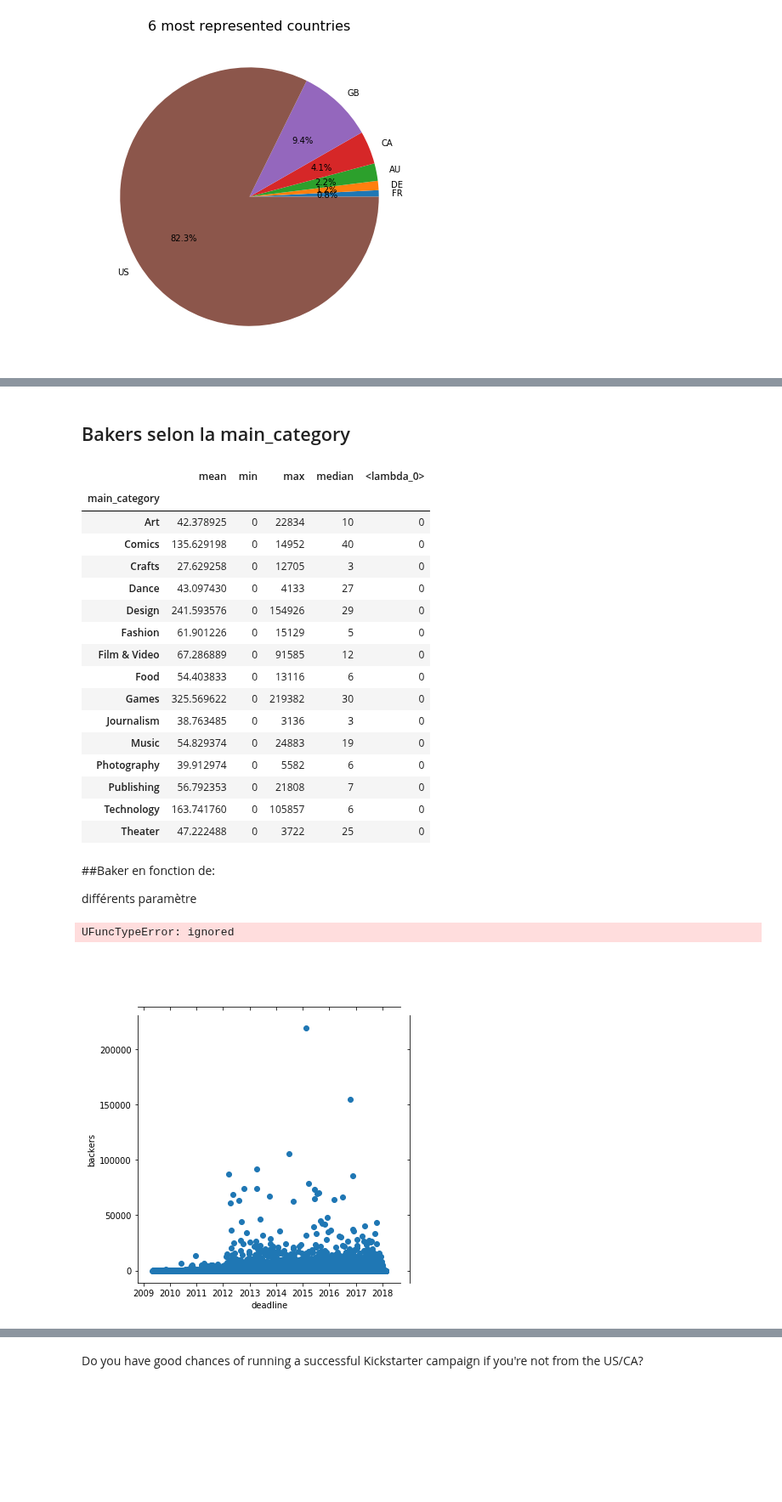
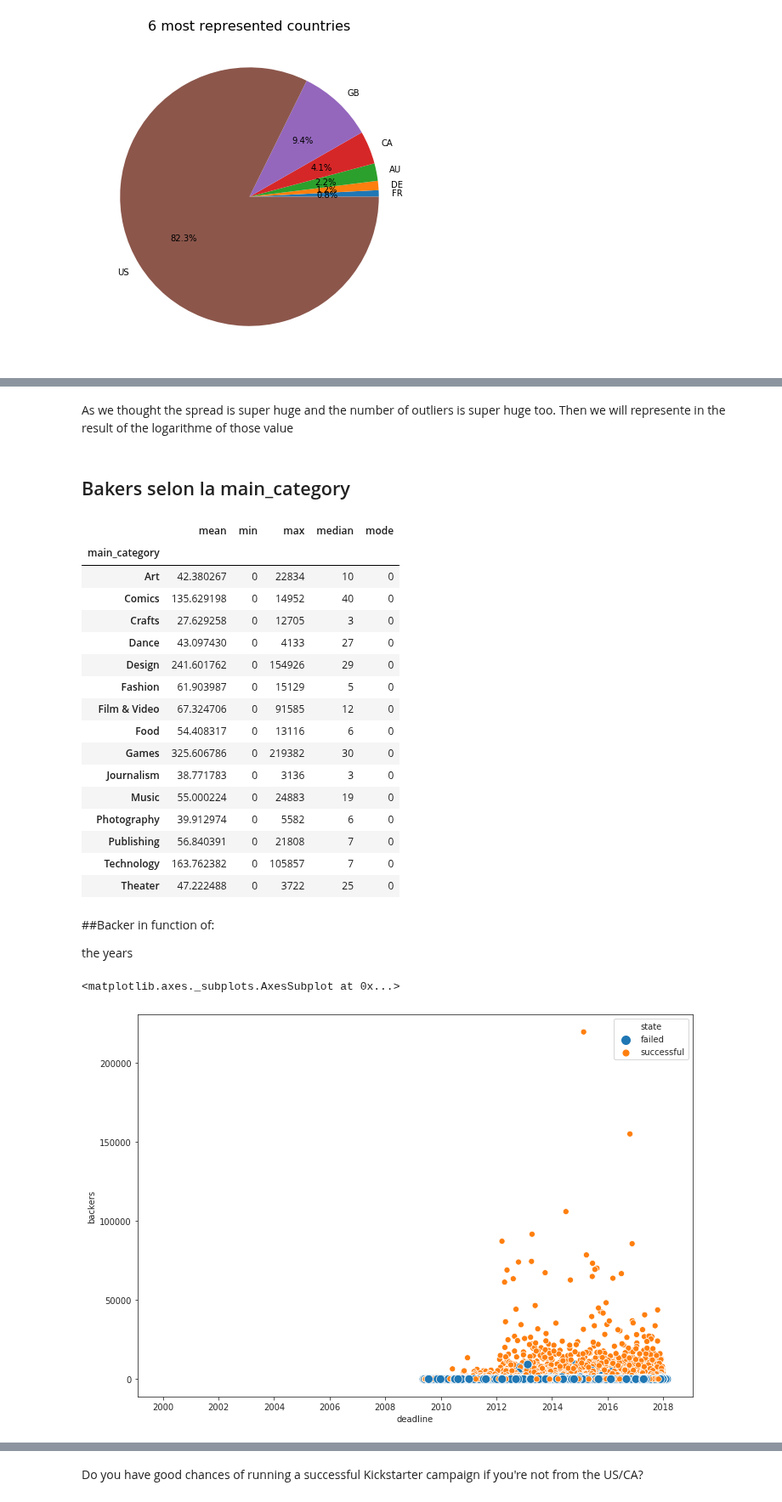
Before and after one commit to tbacha/DMML2019_Team_Apple, a Jupyter notebook: code/Kickstarter_notebook_Team_Apple.ipynb, the cells around one changed output, grey strips where cells are left out. Shown at 85% size. Drawn from its saved outputs; the diff is of its cells as text; code cells hidden in the pictures; blank space fills up the shorter version.

```diff
--- a/code/Kickstarter_notebook_Team_Apple.ipynb
+++ b/code/Kickstarter_notebook_Team_Apple.ipynb
@@ -247,33 +254,38 @@ df1_statut_complet
+# %% [markdown]
+As we thought the spread is super huge and the number of outliers is super huge too. Then we will represente in the result of the logarithme of those value
 # %% [markdown]
 ## Bakers selon la main_category
 # %%
-df1_type_complet = df1.groupby(['main_category'])['backers'].agg(['mean','min','max','median',lambda x: x.mode()[0]])
-df1_type_complet
+df.groupby(['main_category'])['backers'].agg(['mean','min','max','median', ('mode',lambda x: x.mode()[0])])
 # %% [output]
-|  | mean | min | max | median | <lambda_0> |
+|  | mean | min | max | median | mode |
 | main_category |  |  |  |  |  |
-| Art | 42.378925 | 0 | 22834 | 10 | 0 |
+| Art | 42.380267 | 0 | 22834 | 10 | 0 |
 | Comics | 135.629198 | 0 | 14952 | 40 | 0 |
 | Crafts | 27.629258 | 0 | 12705 | 3 | 0 |
 | Dance | 43.097430 | 0 | 4133 | 27 | 0 |
-| Design | 241.593576 | 0 | 154926 | 29 | 0 |
-| Fashion | 61.901226 | 0 | 15129 | 5 | 0 |
-| Film & Video | 67.286889 | 0 | 91585 | 12 | 0 |
-| Food | 54.403833 | 0 | 13116 | 6 | 0 |
-| Games | 325.569622 | 0 | 219382 | 30 | 0 |
-| Journalism | 38.763485 | 0 | 3136 | 3 | 0 |
-| Music | 54.829374 | 0 | 24883 | 19 | 0 |
+| Design | 241.601762 | 0 | 154926 | 29 | 0 |
+| Fashion | 61.903987 | 0 | 15129 | 5 | 0 |
+| Film & Video | 67.324706 | 0 | 91585 | 12 | 0 |
+| Food | 54.408317 | 0 | 13116 | 6 | 0 |
+| Games | 325.606786 | 0 | 219382 | 30 | 0 |
+| Journalism | 38.771783 | 0 | 3136 | 3 | 0 |
+| Music | 55.000224 | 0 | 24883 | 19 | 0 |
 | Photography | 39.912974 | 0 | 5582 | 6 | 0 |
-| Publishing | 56.792353 | 0 | 21808 | 7 | 0 |
-| Technology | 163.741760 | 0 | 105857 | 6 | 0 |
+| Publishing | 56.840391 | 0 | 21808 | 7 | 0 |
+| Technology | 163.762382 | 0 | 105857 | 7 | 0 |
 | Theater | 47.222488 | 0 | 3722 | 25 | 0 |
-# %% [markdown]
-##Baker en fonction de:
-
-différents paramètre
+# %% [markdown]
+##Backer in function of:
+
+the years
 # %%
 #dfdate =df1[df1["deadline"]>"2005-10-09"]
-sns.jointplot(x="deadline", y="backers", data=df1[df1["deadline"]>"2005-10-09"]);
+#sns.jointplot(x="deadline", y="backers", data=df[df["deadline"]>"2005-10-09"])
+sns.set_style('ticks')
+fig, ax = plt.subplots()
+fig.set_size_inches(11.7, 8.27)
+sns.scatterplot(x="deadline", y="backers", hue='state', size='state', sizes=(50, 100), data=df)
 # %% [output]
-UFuncTypeError: ignored
+<matplotlib.axes._subplots.AxesSubplot at 0x...>
-[figure, old version]
+[figure, new version]
```
Also changed, not shown: parts of 17 cells of this notebook.
